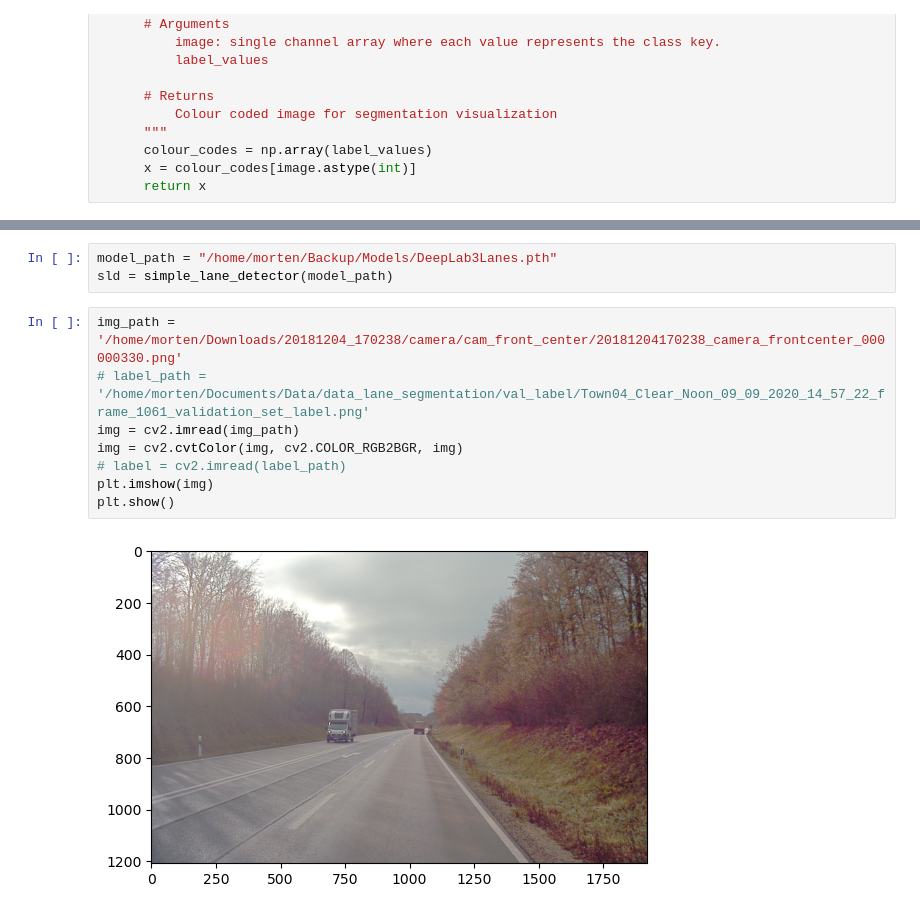
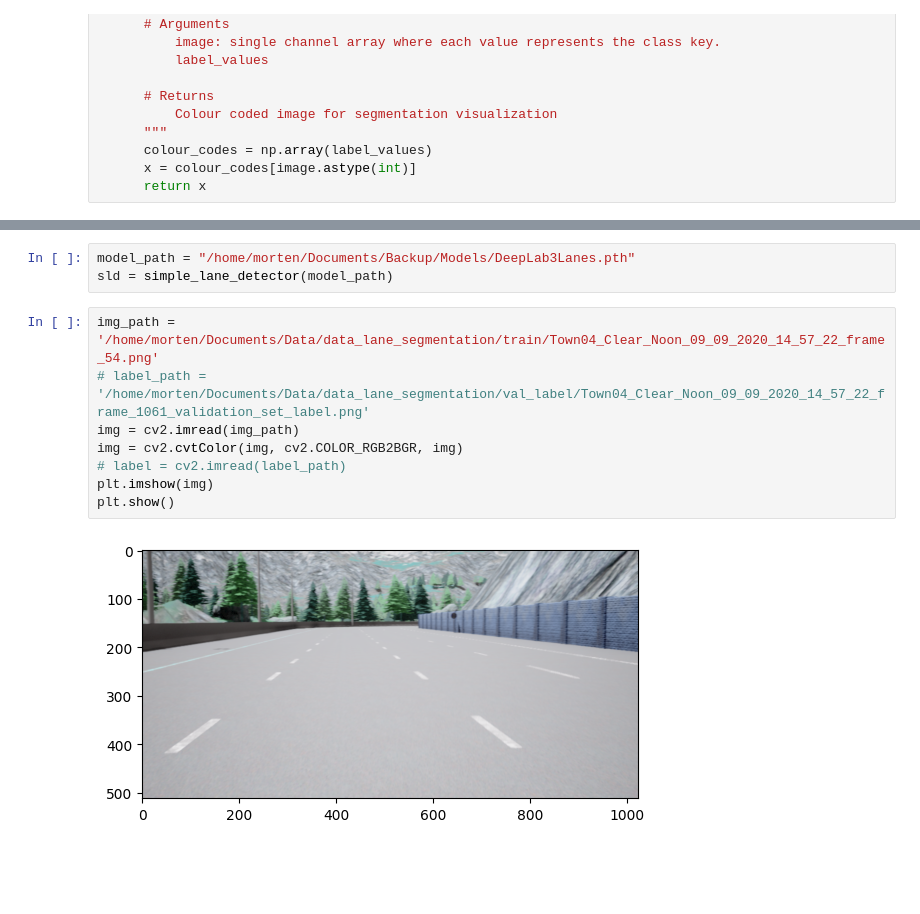
Before and after one commit to Efferbach/Backup, a Jupyter notebook: IPM/IPM.ipynb, the cells around one changed output, grey strips where cells are left out. Saved outputs shown, nothing was run; the diff lists cells and outputs as text; blank space fills up the shorter version.

```diff
--- a/IPM/IPM.ipynb
+++ b/IPM/IPM.ipynb
@@ -530,18 +544,18 @@ class CameraG(object):
     R_CW = R_p @ R_y
     self.R_CW = R_CW
 # %%
-model_path = "/home/morten/Backup/Models/DeepLab3Lanes.pth"
+model_path = "/home/morten/Documents/Backup/Models/DeepLab3Lanes.pth"
 sld = simple_lane_detector(model_path)
 # %%
-img_path = '/home/morten/Downloads/20181204_170238/camera/cam_front_center/20181204170238_camera_frontcenter_000000330.png'
+img_path = '/home/morten/Documents/Data/data_lane_segmentation/train/Town04_Clear_Noon_09_09_2020_14_57_22_frame_54.png'
 # label_path = '/home/morten/Documents/Data/data_lane_segmentation/val_label/Town04_Clear_Noon_09_09_2020_14_57_22_frame_1061_validation_set_label.png'
 img = cv2.imread(img_path)
 img = cv2.cvtColor(img, cv2.COLOR_RGB2BGR, img)
 # label = cv2.imread(label_path)
 plt.imshow(img)
 plt.show()
 # %% [output]
-[figure, old version]
+[figure, new version]
 # %%
 camera = CameraG()
 camera.get_fit_and_probs(img, sld)
```
Also changed, not shown: parts of 9 cells of this notebook, 5 other files.
